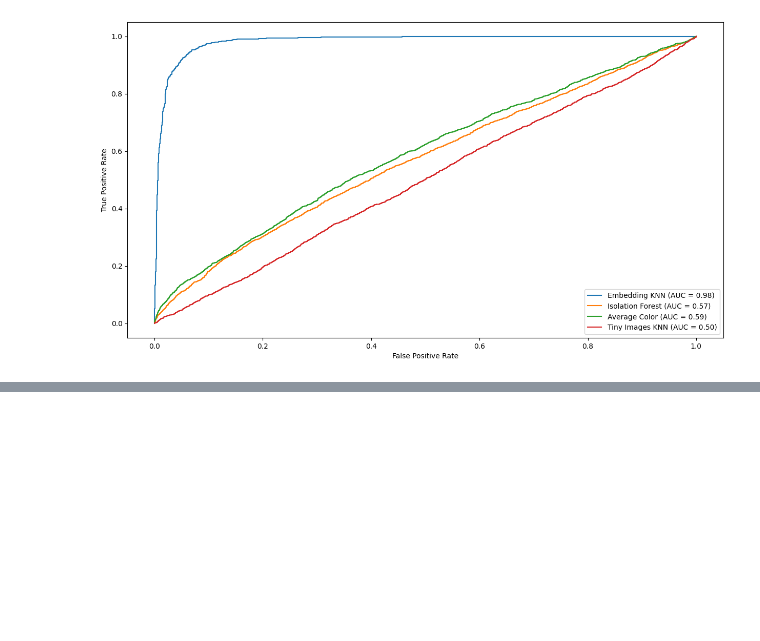
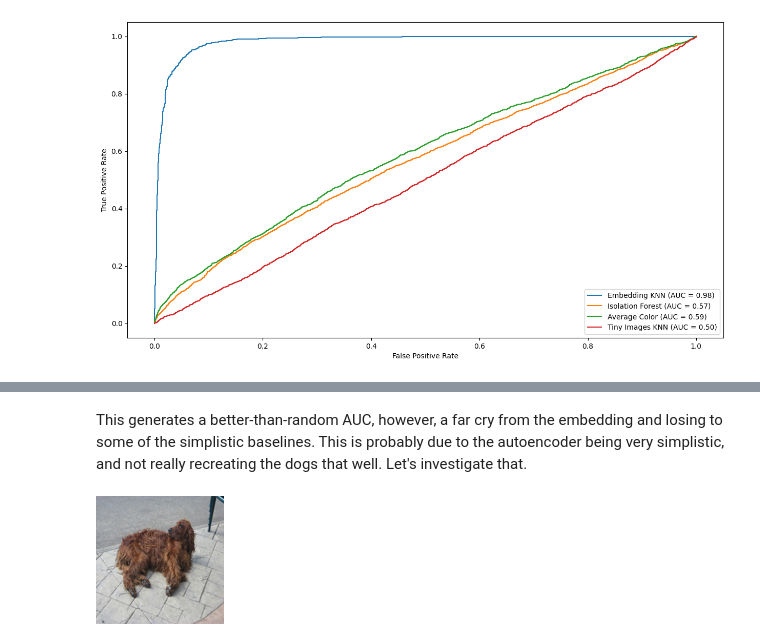
Before and after one commit to ninpnin/data-centric-ai, a Jupyter notebook: outliers/Lab - Outliers.ipynb, the cells around one changed output, grey strips where cells are left out. Drawn from its saved outputs; the diff is of its cells as text; code cells hidden in the pictures; blank space fills up the shorter version.

```diff
--- a/outliers/Lab - Outliers.ipynb
+++ b/outliers/Lab - Outliers.ipynb
@@ -339,0 +424,6 @@ Fitting OOD estimator based on provided features ...
+# %% [markdown]
+This generates a better-than-random AUC, however, a far cry from the embedding and losing to some of the simplistic baselines. This is probably due to the autoencoder being very simplistic, and not really recreating the dogs that well. Let's investigate that.
+# %%
+PIL.Image.open(test_files[402]).resize((IMG_SIZE, IMG_SIZE))
+# %% [output]
+[figure, added]
```
Also changed, not shown: parts of 21 cells of this notebook.
